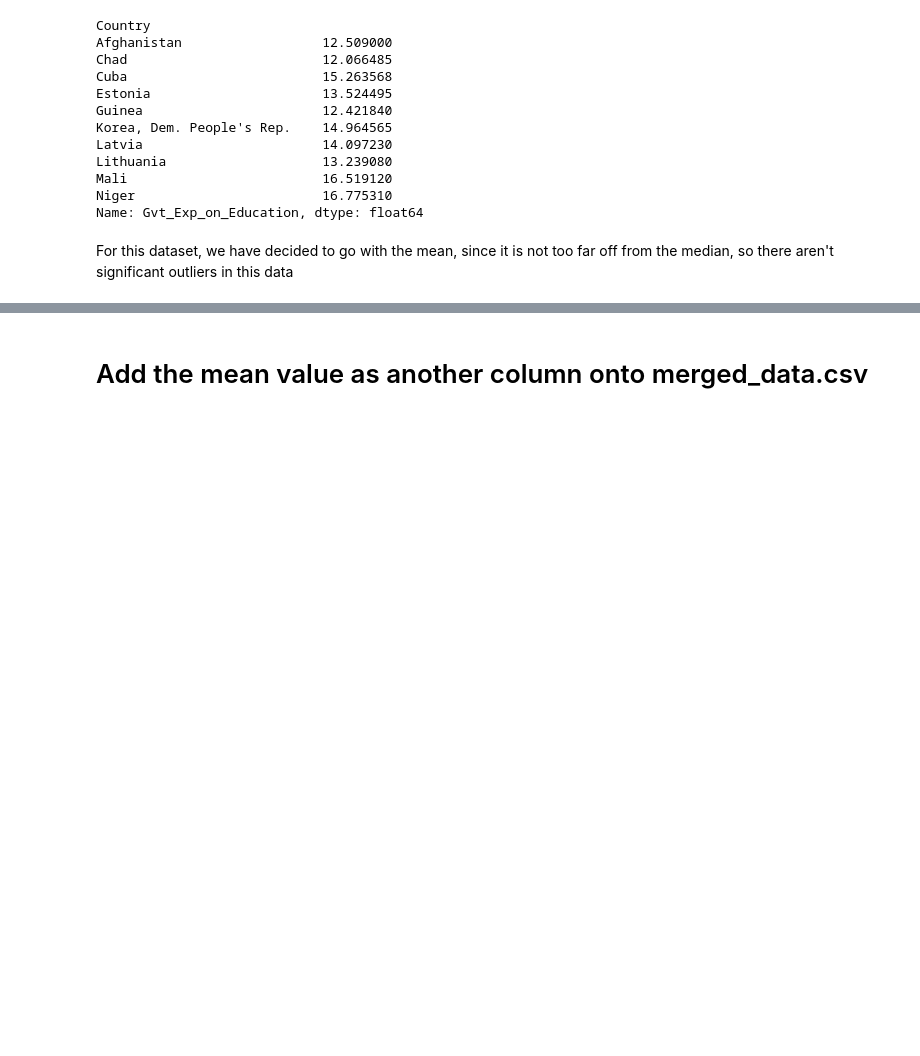
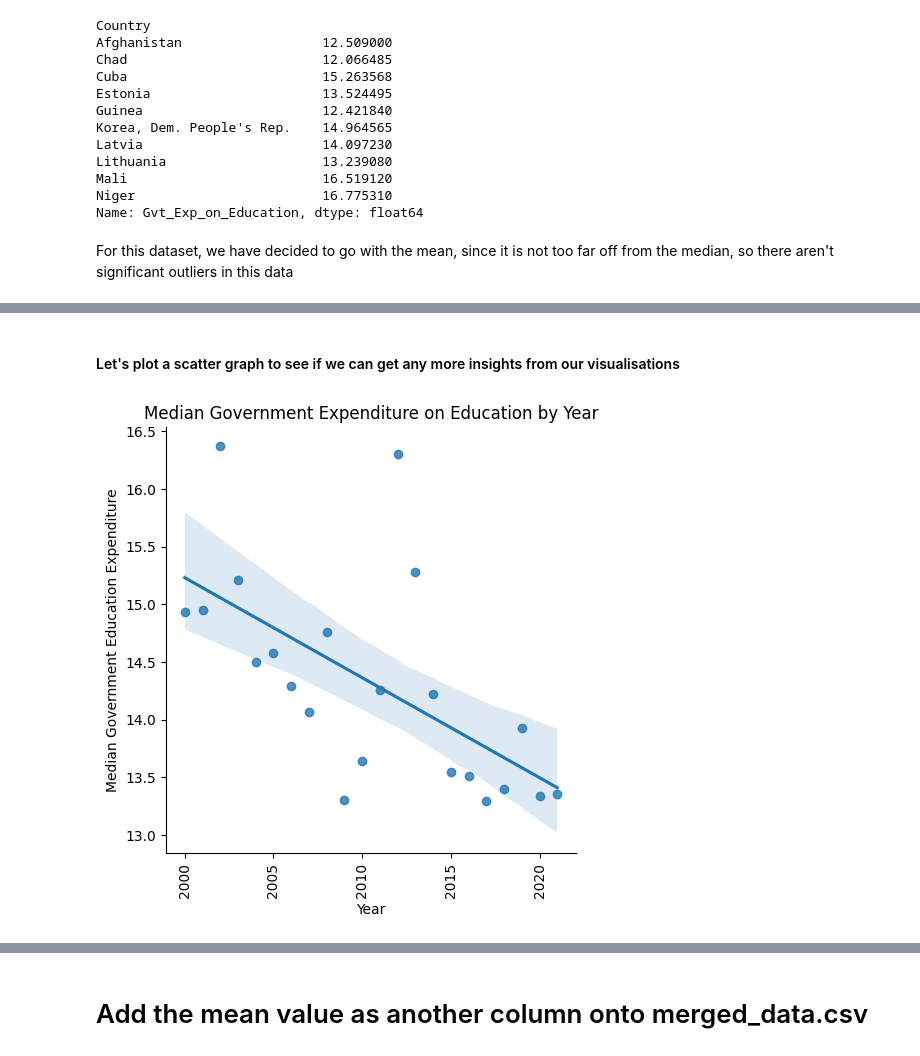
Before and after one commit to nf-97/literacy-project, a Jupyter notebook: share_of_education_in_gvtexp.ipynb, the cells around one changed output, grey strips where cells are left out. Cells and saved outputs as stored; diff of their text form; code cells hidden in the pictures; blank space fills up the shorter version.

```diff
--- a/share_of_education_in_gvtexp.ipynb
+++ b/share_of_education_in_gvtexp.ipynb
@@ -482,16 +574,23 @@ Let's create a scatter plot to show the mean
+# %% [markdown]
+#### Let's plot a scatter graph to see if we can get any more insights from our visualisations
 # %%
-import matplotlib.pyplot as plt
+# Finding the yearly median
+year_median = combined_df.groupby('Year')['Gvt_Exp_on_Education'].median()
+year_median = pd.DataFrame(year_median).reset_index()
+year_median = year_median.astype('float64')
 
-# Plot scatter plot
-plt.scatter(countries_mean.index, countries_mean.values)
+# Plot scatter plot with linear regression line
+sns.lmplot(x='Year', y='Gvt_Exp_on_Education', data=year_median, hue=None)
 
 # Set labels and title
-plt.xlabel('Country')
-plt.ylabel('Mean Gvt_Exp_on_Education')
-plt.title('Mean Government Expenditure on Education by Country')
+plt.xlabel('Year')
+plt.ylabel('Median Government Education Expenditure')
+plt.title('Median Government Expenditure on Education by Year')
 
 # Rotate x-axis labels if needed
 plt.xticks(rotation=90)
 
 # Display the plot
 plt.show()
+# %% [output]
+[figure, added]
```
Also changed, not shown: parts of 44 cells of this notebook.
